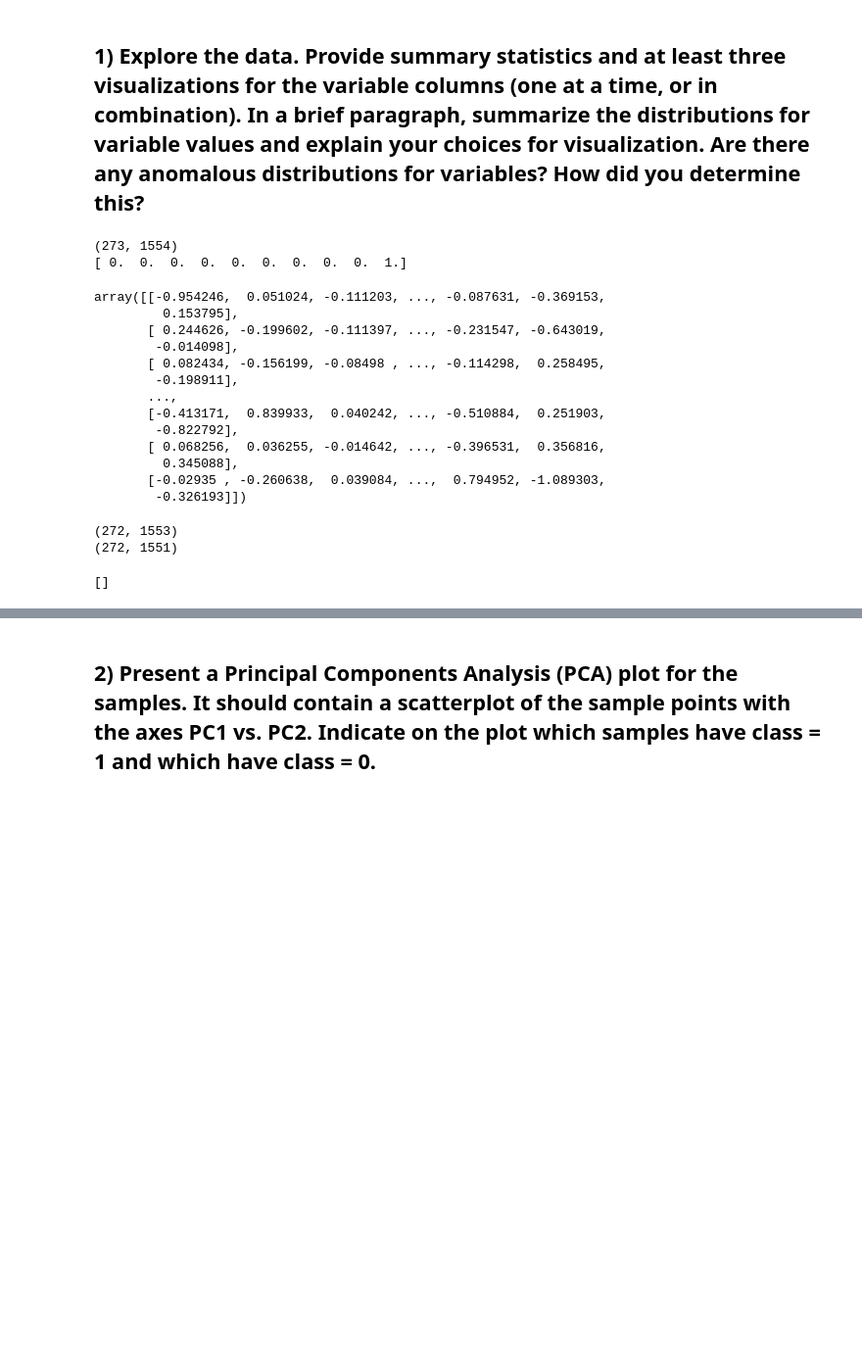
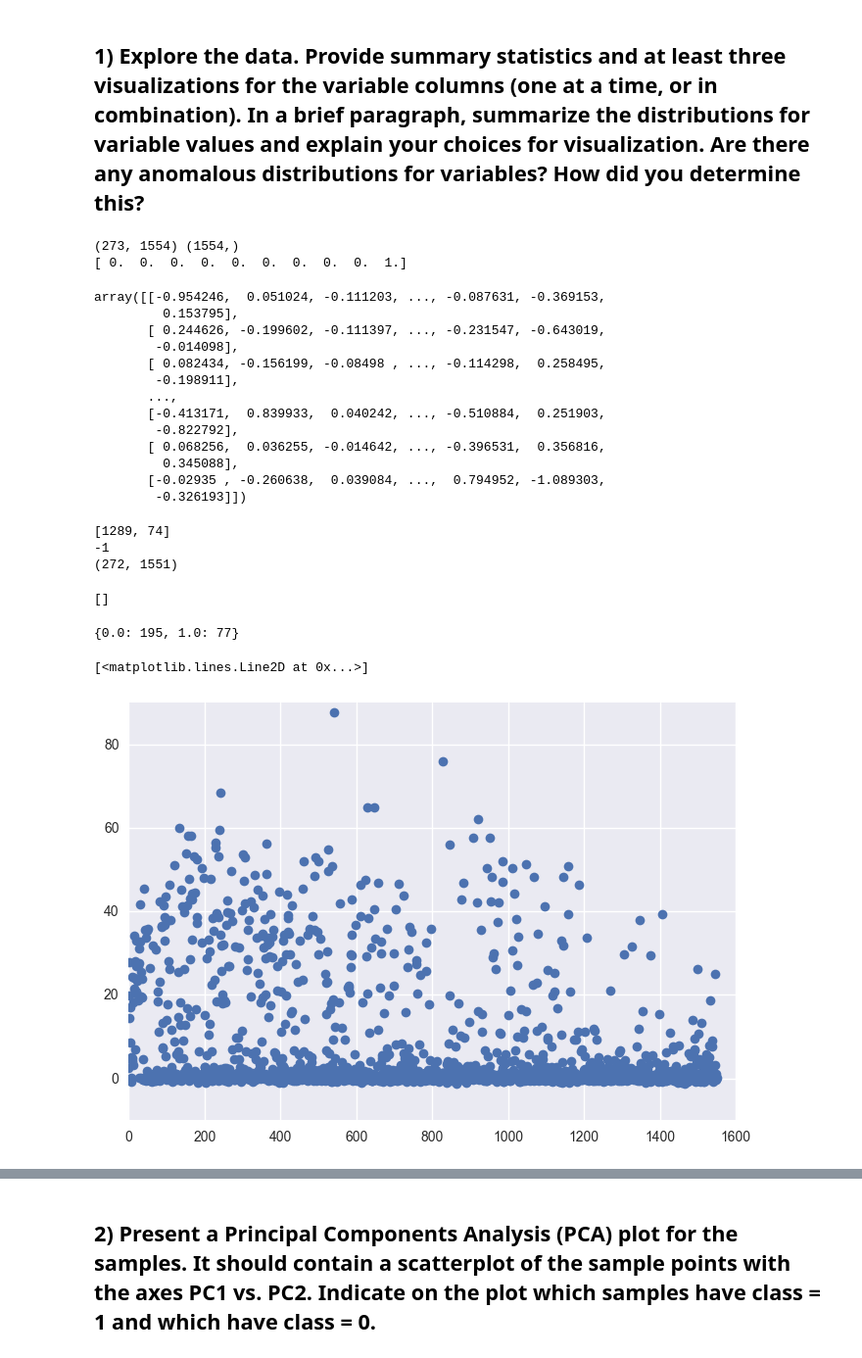
Before and after one commit to eresearchml/notebooks, a Jupyter notebook: ExploreAyasadiShort.ipynb, the cells around one changed output, grey strips where cells are left out. Shown at 98% size. Cells and saved outputs as stored; diff of their text form; code cells hidden in the pictures; blank space fills up the shorter version.

```diff
--- a/ExploreAyasadiShort.ipynb
+++ b/ExploreAyasadiShort.ipynb
@@ -56,6 +56,8 @@ def showoutliers(df, cols, threshold=3.5):
 # %% [markdown]
 ## 1) Explore the data. Provide summary statistics and at least three visualizations for the variable columns (one at a time, or in combination). In a brief paragraph, summarize the distributions for variable values and explain your choices for visualization. Are there any anomalous distributions for variables? How did you determine this?
 # %%
+
+
 #read in the file
 f1 = "/Users/david/data/dataset_challenge_one (6) (1) (1).tsv"
 # read csv file into a list, split on commas
@@ -66,22 +68,25 @@ contents = contents[1:]
 
 from numpy import genfromtxt
 my_data = genfromtxt(f1, delimiter='\t')
-print(np.shape(my_data))
+prev_shape = np.shape(my_data)
+print(np.shape(my_data), np.shape(variables))
 y = my_data[1:,-1]
 print(y[:10])
 my_data = my_data[1:,:-1]
 my_data
-print(np.shape(my_data))
 x = my_data
 
 ncoords = [n[1] for n in np.argwhere(np.isnan(x))]
 ncoords.sort(reverse=True)
+print(ncoords)
 for n in ncoords:
     x = sp.delete(x, n, 1)
+    del variables[n]
+print(np.shape(x)[0]-prev_shape[0])
 print(np.shape(x))
 [n[1] for n in np.argwhere(np.isnan(x))]
 # %% [output]
-(273, 1554)
+(273, 1554) (1554,)
 [ 0.  0.  0.  0.  0.  0.  0.  0.  0.  1.]
 array([[-0.954246,  0.051024, -0.111203, ..., -0.087631, -0.369153,
          0.153795],
@@ -96,6 +101,53 @@ array([[-0.954246,  0.051024, -0.111203, ..., -0.087631, -0.369153,
          0.345088],
        [-0.02935 , -0.260638,  0.039084, ...,  0.794952, -1.089303,
         -0.326193]])
-(272, 1553)
+[1289, 74]
+-1
 (272, 1551)
 []
+# %%
+def colstats(vals, c):
+    count = len(vals)
+    min = np.min(vals)
+    max = np.max(vals)
+    per_25 = np.percentile(vals, 25)
+    mean = np.mean(vals)
+    per_75 = np.percentile(vals, 75)
+    std = np.std(vals)
+    #expected 3
+    kurt = sp.stats.kurtosis(vals)
+    skew = sp.stats.skew(vals)
+    nans = np.isnan(vals).sum()
+    per_nans = nans/count * 100
+    outliers = mad_based_outlier(vals)
+    out_num = len(x[outliers])
+    out_per = out_num/count * 100
+
+    d = {"name": c, "count": count, "min": min, "max": max, "per_25": per_25, "mean": mean,
+         "per_75": per_75, "std": std, "kurt": kurt, "skew": skew, "nans": nans,
+         "nans_per": per_nans, "out_num": out_num, "out_per": out_per
+        }
+
+    #st = pd.DataFrame.from_dict(d, orient='index')
+    #st.rename(columns={0: c }, inplace=True)
+    #st.sort_index(inplace=True)
+    return d
+def catstats(vals):
+
+    unique, counts = np.unique(vals, return_counts=True)
+
+
+    d = dict(zip(unique, counts))
+
+    return d
+
+dic_list= [colstats(x[:,i], variables[i]) for i in range(x.shape[1])]
+catstats(y)
+
+kurt = [d['kurt'] for d in dic_list]
+plt.plot(kurt, 'o')
+plt.show()
+# %% [output]
+{0.0: 195, 1.0: 77}
+[<matplotlib.lines.Line2D at 0x...>]
+[figure, added]
```
Also changed, not shown: parts of 5 cells of this notebook, 1 other file.
